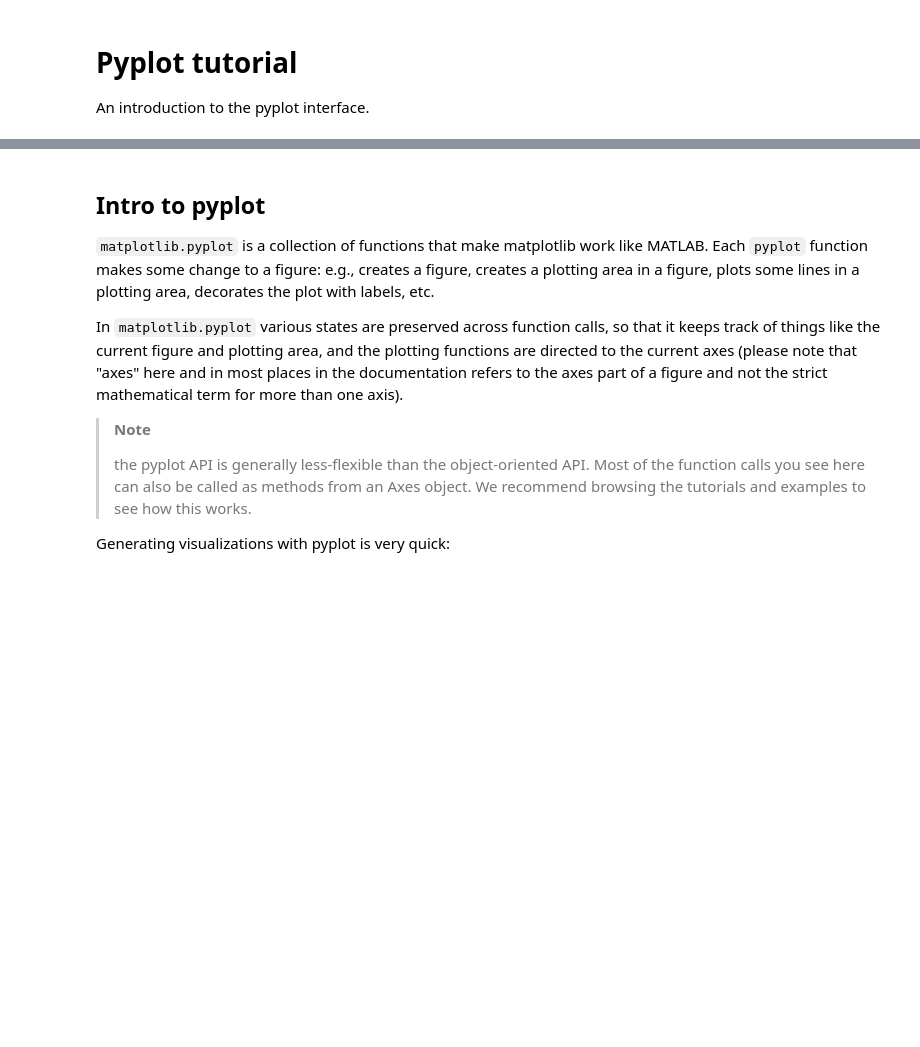
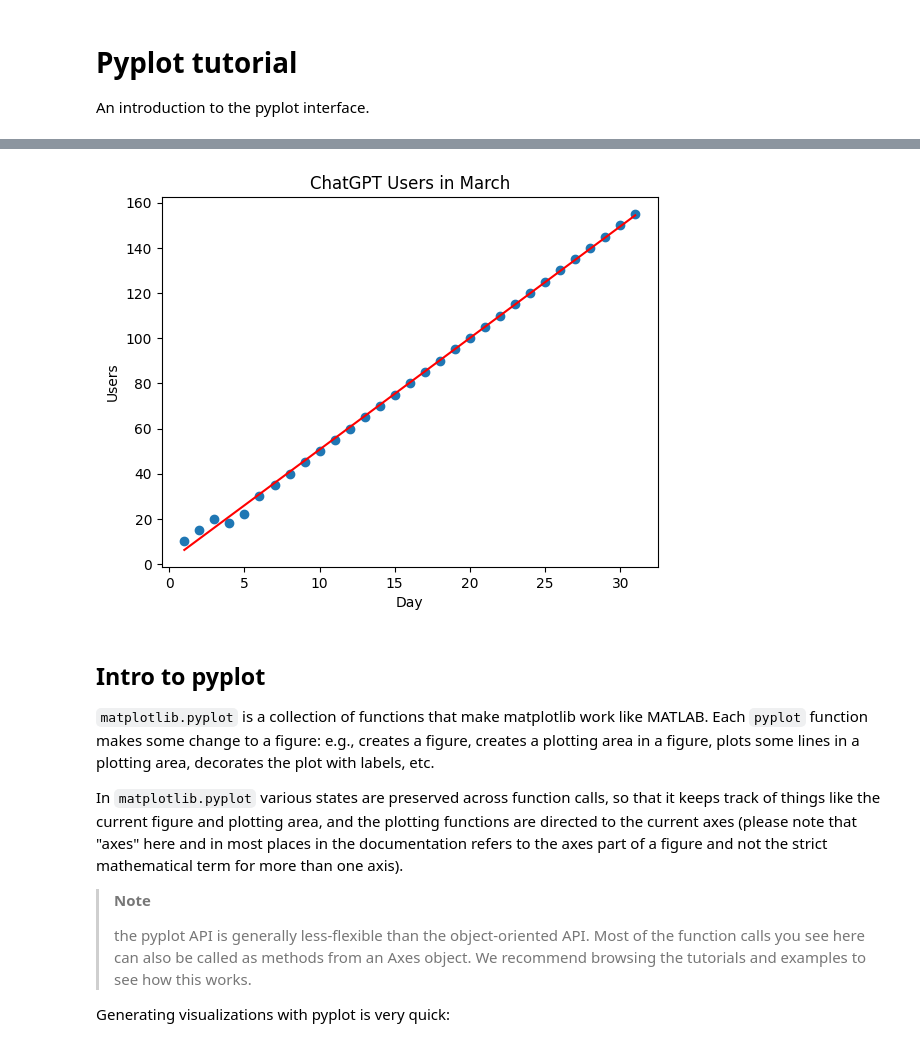
Before and after one commit to GulnaraY/codespaces-jupyter, a Jupyter notebook: notebooks/matplotlib.ipynb, the cells around one changed output, grey strips where cells are left out. Saved outputs shown, nothing was run; the diff lists cells and outputs as text; code cells hidden in the pictures; blank space fills up the shorter version.

Commit message:
Pending changes exported from your codespace

```diff
--- a/notebooks/matplotlib.ipynb
+++ b/notebooks/matplotlib.ipynb
@@ -5,3 +211,33 @@ An introduction to the pyplot interface.
+# %%
+import pandas as pd
+import matplotlib.pyplot as plt
+from sklearn.linear_model import LinearRegression
+
+# Load data from CSV file
+data = pd.read_csv('/workspaces/codespaces-jupyter/data/chatgpt_users.csv')
+
+# Filter data to include only March data
+march_data = data[data['month'] == 'March']
+
+# Extract X and y variables
+X = march_data['day'].values.reshape(-1, 1)
+y = march_data['users'].values.reshape(-1, 1)
+
+# Fit linear regression model
+model = LinearRegression().fit(X, y)
+
+# Generate predictions for plotting
+predictions = model.predict(X)
+
+# Plot data and linear regression line
+plt.scatter(X, y)
+plt.plot(X, predictions, color='red')
+plt.title('ChatGPT Users in March')
+plt.xlabel('Day')
+plt.ylabel('Users')
+plt.show()
+# %% [output]
+[figure, added]
 # %% [markdown]
 ## Intro to pyplot
 
```
Also changed, not shown: parts of 8 cells of this notebook, 3 other files.
